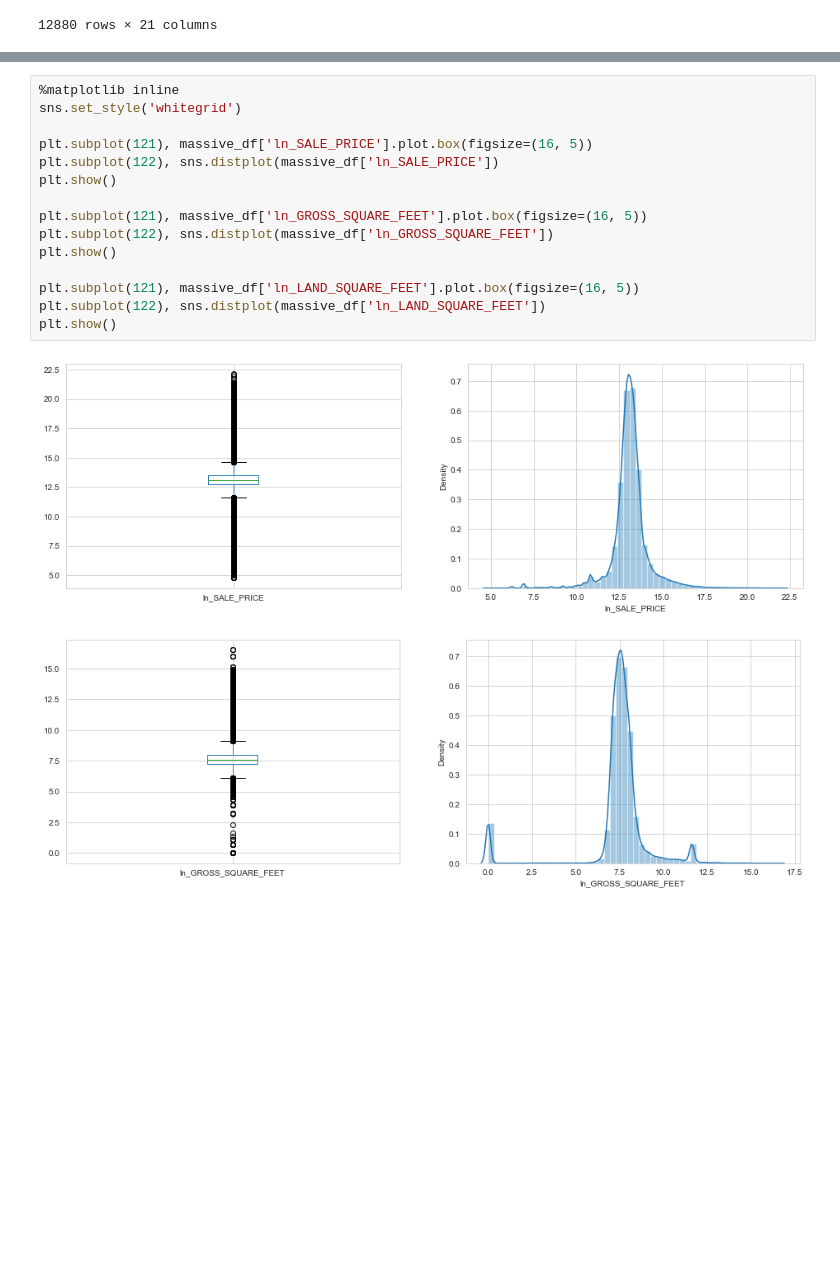
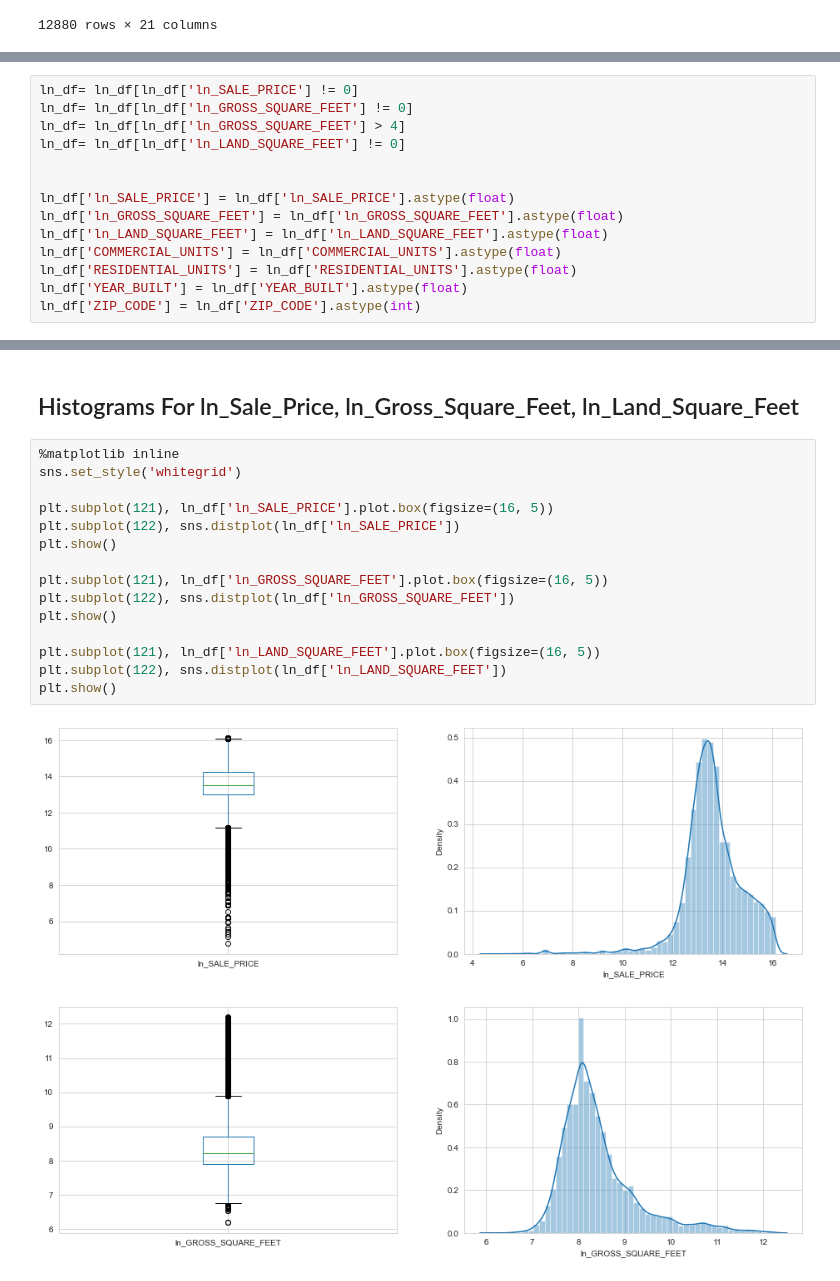
Before and after one commit to sammyschapps87/Independent_Study_NYC_Real_Estate_Evaluation, a Jupyter notebook: fresh_start.ipynb, the cells around one changed output, grey strips where cells are left out. Saved outputs shown, nothing was run; the diff lists cells and outputs as text; blank space fills up the shorter version.

```diff
--- a/fresh_start.ipynb
+++ b/fresh_start.ipynb
@@ -227,0 +229,14 @@ coef is : 0.06425572767912341
+# %%
+ln_df= ln_df[ln_df['ln_SALE_PRICE'] != 0]
+ln_df= ln_df[ln_df['ln_GROSS_SQUARE_FEET'] != 0]
+ln_df= ln_df[ln_df['ln_GROSS_SQUARE_FEET'] > 4]
+ln_df= ln_df[ln_df['ln_LAND_SQUARE_FEET'] != 0]
+
+
+ln_df['ln_SALE_PRICE'] = ln_df['ln_SALE_PRICE'].astype(float)
+ln_df['ln_GROSS_SQUARE_FEET'] = ln_df['ln_GROSS_SQUARE_FEET'].astype(float)
+ln_df['ln_LAND_SQUARE_FEET'] = ln_df['ln_LAND_SQUARE_FEET'].astype(float)
+ln_df['COMMERCIAL_UNITS'] = ln_df['COMMERCIAL_UNITS'].astype(float)
+ln_df['RESIDENTIAL_UNITS'] = ln_df['RESIDENTIAL_UNITS'].astype(float)
+ln_df['YEAR_BUILT'] = ln_df['YEAR_BUILT'].astype(float)
+ln_df['ZIP_CODE'] = ln_df['ZIP_CODE'].astype(int)
@@ -245,18 +386,20 @@ non_ln_df
+# %% [markdown]
+## Histograms For ln_Sale_Price, ln_Gross_Square_Feet, ln_Land_Square_Feet
 # %%
 %matplotlib inline
 sns.set_style('whitegrid')
 
-plt.subplot(121), massive_df['ln_SALE_PRICE'].plot.box(figsize=(16, 5))
-plt.subplot(122), sns.distplot(massive_df['ln_SALE_PRICE'])
+plt.subplot(121), ln_df['ln_SALE_PRICE'].plot.box(figsize=(16, 5))
+plt.subplot(122), sns.distplot(ln_df['ln_SALE_PRICE'])
 plt.show()
 
-plt.subplot(121), massive_df['ln_GROSS_SQUARE_FEET'].plot.box(figsize=(16, 5))
-plt.subplot(122), sns.distplot(massive_df['ln_GROSS_SQUARE_FEET'])
+plt.subplot(121), ln_df['ln_GROSS_SQUARE_FEET'].plot.box(figsize=(16, 5))
+plt.subplot(122), sns.distplot(ln_df['ln_GROSS_SQUARE_FEET'])
 plt.show()
 
-plt.subplot(121), massive_df['ln_LAND_SQUARE_FEET'].plot.box(figsize=(16, 5))
-plt.subplot(122), sns.distplot(massive_df['ln_LAND_SQUARE_FEET'])
+plt.subplot(121), ln_df['ln_LAND_SQUARE_FEET'].plot.box(figsize=(16, 5))
+plt.subplot(122), sns.distplot(ln_df['ln_LAND_SQUARE_FEET'])
 plt.show()
 # %% [output]
-[figure, old version]
+[figure, new version]
-[figure, old version]
+[figure, new version]
```
Also changed, not shown: parts of 87 cells of this notebook, 4 other files.
